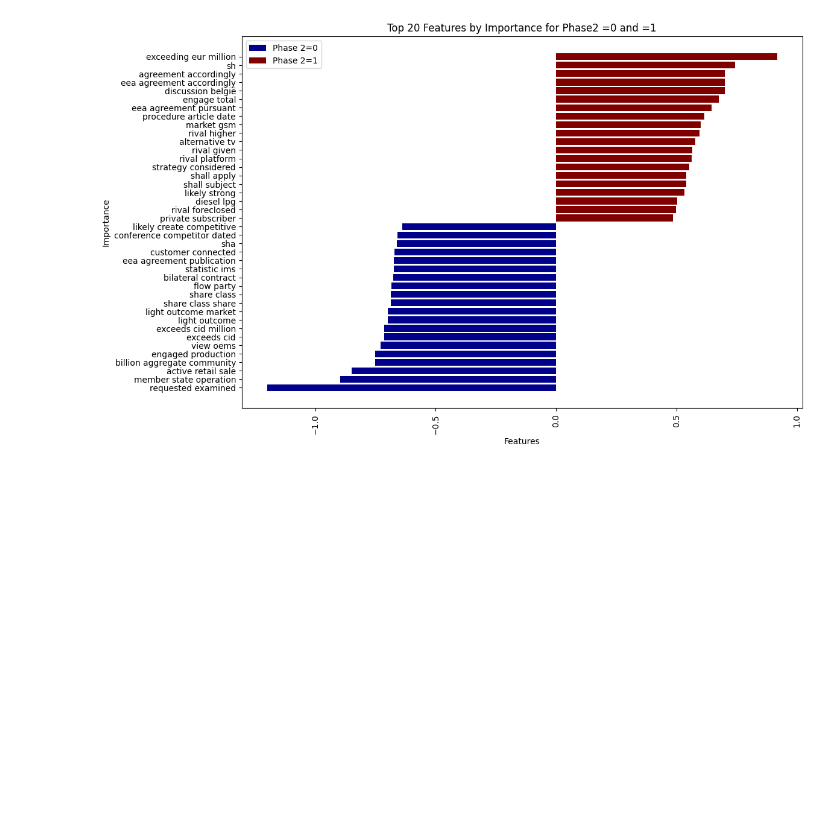
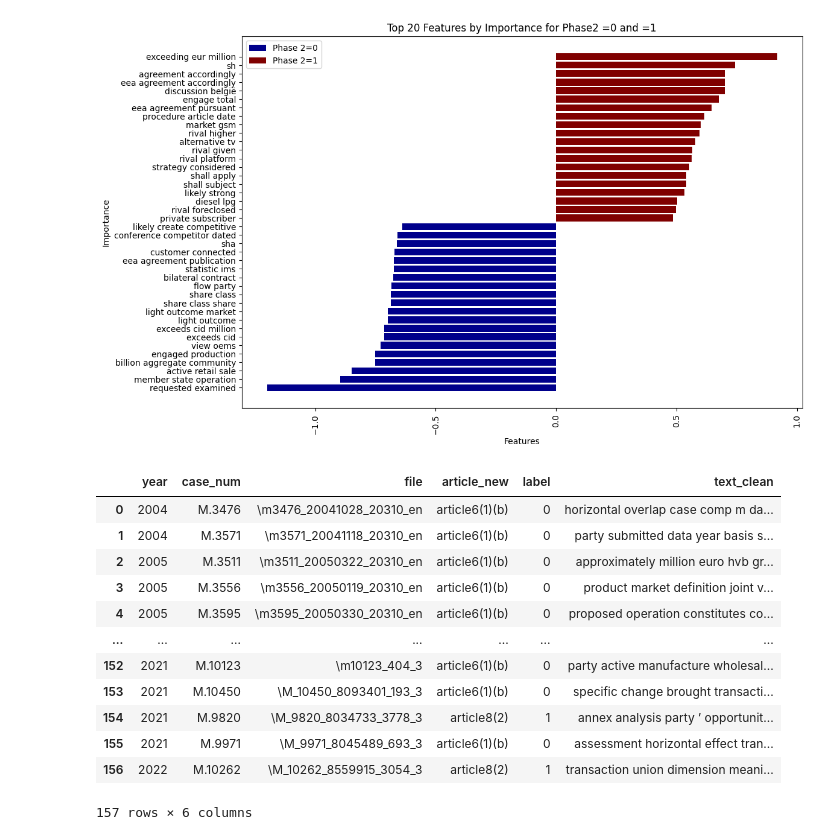
Before and after one commit to adellegia/predicting-merger-decision-outcomes, a Jupyter notebook: src/python/notebook/baseline_logit.ipynb, the cells around one changed output. Cells and saved outputs as stored; diff of their text form; code cells hidden in the pictures; blank space fills up the shorter version.

```diff
--- a/src/python/notebook/baseline_logit.ipynb
+++ b/src/python/notebook/baseline_logit.ipynb
@@ -44,7 +44,4 @@ get_feature_importance_cv, get_feature_importance, get_feature_importance10
 # %% [markdown]
 ### Load data
 # %%
-df = pd.read_json(r"../../../data/processed/pre-processed_2023_03_11.json")
-
-df.drop_duplicates(subset=['article_new', 'case_num', 'file', 'section_fin'], keep='first', inplace=True)
-df=df.reset_index(drop=True)
+df = pd.read_json(r"../../../data/processed/pre-processed_2023_03_20.json")
@@ -53,12 +48,3 @@ We need to remove some obvious words like 'european commission', 'statement obje
-# %%
-# Define a regular expression pattern to match the unwanted words
-remove_words = ['statement objection', 'en', 'phase ii', 'rfi', 'request information',
-                'european commission', 'commission européenne bruxelles', 'europese commissie brussel', 'belgium telephone',
-                'confidential information disclosed', 'bruxelles europese', 'européenne', 'commissie', 'europese', 'tele', 'brussel', 'bruxelles',
-                'belgique', 'tel', 'belgïë',
-                'enclosed square bracket', 'marked asterisk']
-remove_pattern = re.compile(r'\b(' + '|'.join(remove_words) + r')\b', flags=re.IGNORECASE)
-df['text_clean'] = df['text_clean'].replace(remove_pattern, '', regex=True)
 # %% [markdown]
 ### Balance data and split to train and test set
 # %%
@@ -327,0 +334,16 @@ df_features_train.to_excel('../../../output/tables/features_logit_train_full.xls
+# %%
+df_train_grouped
+# %% [output]
+|  | year | case_num | file | article_new | label | text_clean |
+| 0 | 2004 | M.3476 | \m3476_20041028_20310_en | article6(1)(b) | 0 | horizontal overlap case comp m da... |
+| 1 | 2004 | M.3571 | \m3571_20041118_20310_en | article6(1)(b) | 0 | party submitted data year basis s... |
+| 2 | 2005 | M.3511 | \m3511_20050322_20310_en | article6(1)(b) | 0 | approximately million euro hvb gr... |
+| 3 | 2005 | M.3556 | \m3556_20050119_20310_en | article6(1)(b) | 0 | product market definition joint v... |
+| 4 | 2005 | M.3595 | \m3595_20050330_20310_en | article6(1)(b) | 0 | proposed operation constitutes co... |
+| ... | ... | ... | ... | ... | ... | ... |
+| 152 | 2021 | M.10123 | \m10123_404_3 | article6(1)(b) | 0 | party active manufacture wholesal... |
+| 153 | 2021 | M.10450 | \M_10450_8093401_193_3 | article6(1)(b) | 0 | specific change brought transacti... |
+| 154 | 2021 | M.9820 | \M_9820_8034733_3778_3 | article8(2) | 1 | annex analysis party ’ opportunit... |
+| 155 | 2021 | M.9971 | \M_9971_8045489_693_3 | article6(1)(b) | 0 | assessment horizontal effect tran... |
+| 156 | 2022 | M.10262 | \M_10262_8559915_3054_3 | article8(2) | 1 | transaction union dimension meani... |
+157 rows × 6 columns
```
Also changed, not shown: parts of 3 cells of this notebook, 5 other files.
